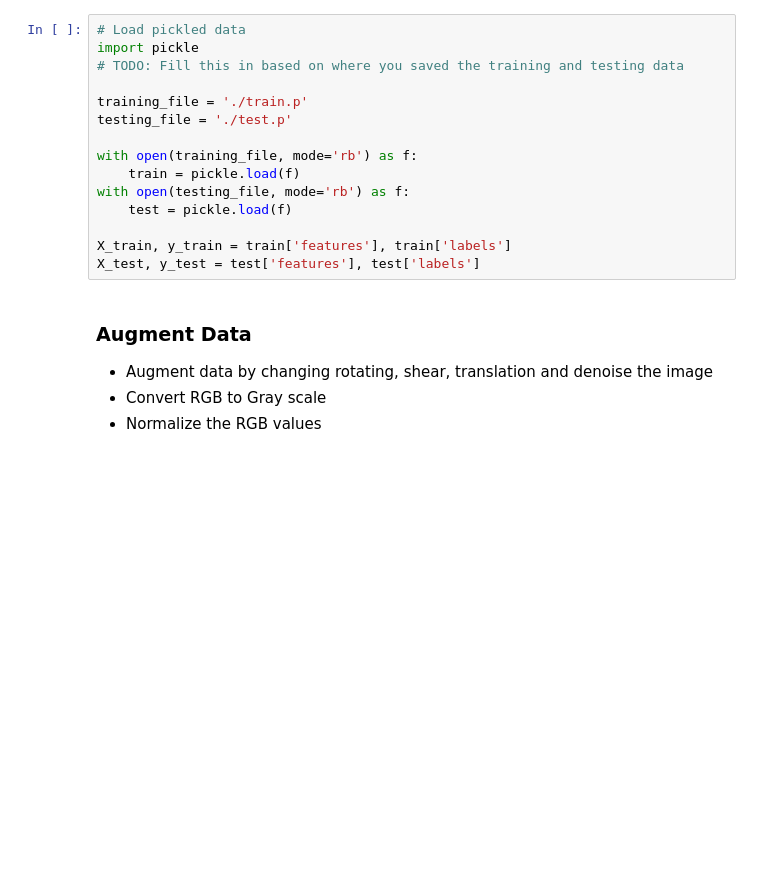
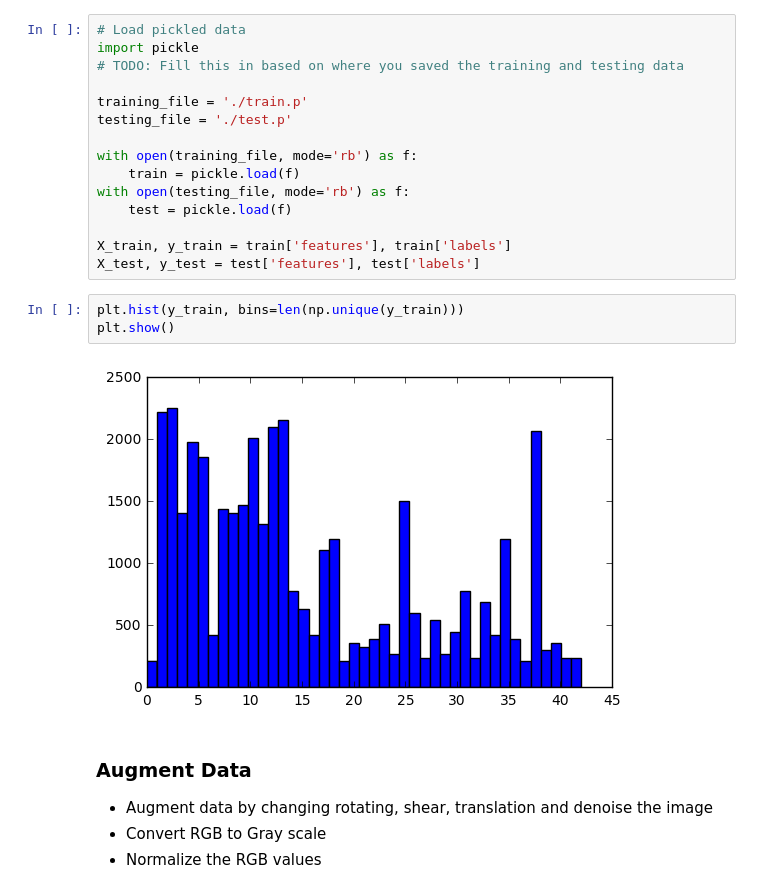
Before and after one commit to sarchak/self_driving_car, a Jupyter notebook: CarND-Traffic-Signs/Traffic_Signs_Recognition.ipynb, the cells around one changed output. Cells and saved outputs as stored; diff of their text form; blank space fills up the shorter version.

```diff
--- a/CarND-Traffic-Signs/Traffic_Signs_Recognition.ipynb
+++ b/CarND-Traffic-Signs/Traffic_Signs_Recognition.ipynb
@@ -44,6 +44,11 @@ with open(testing_file, mode='rb') as f:
 
 X_train, y_train = train['features'], train['labels']
 X_test, y_test = test['features'], test['labels']
+# %%
+plt.hist(y_train, bins=len(np.unique(y_train)))
+plt.show()
+# %% [output]
+[figure, added]
 # %% [markdown]
 ### Augment Data
 
```
Also changed, not shown: parts of 18 cells of this notebook, 1 other file.
